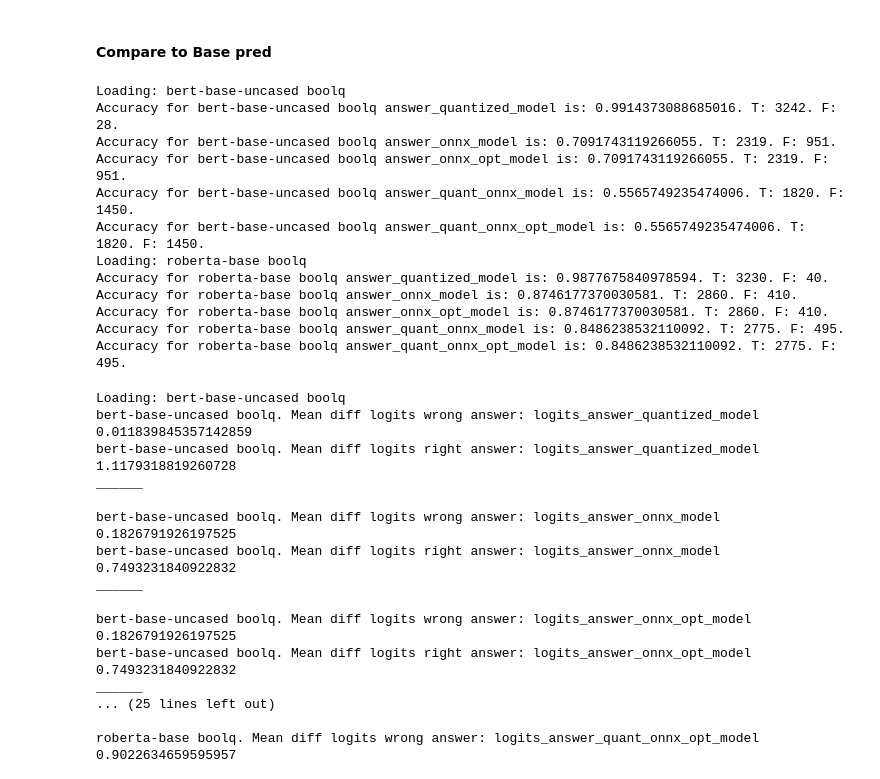
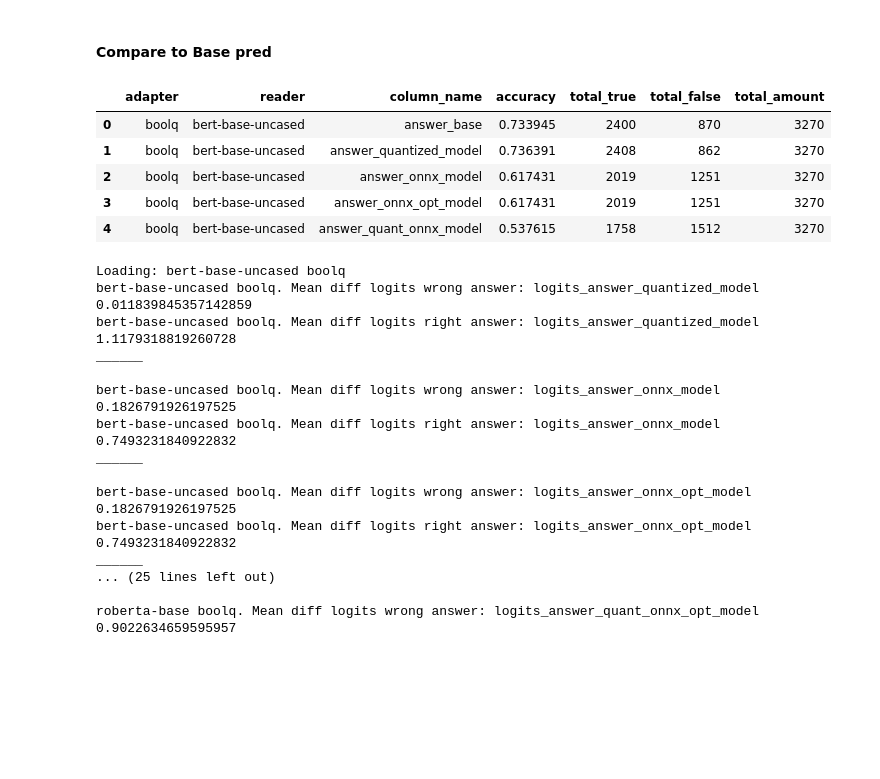
Before and after one commit to michaelkole/dasp_onnx, a Jupyter notebook: eval_results.ipynb, the cells around one changed output. Cells and saved outputs as stored; diff of their text form; code cells hidden in the pictures; blank space fills up the shorter version.

```diff
--- a/eval_results.ipynb
+++ b/eval_results.ipynb
@@ -141,11 +146,15 @@ gold_label_column_name = "answer_base"
 model_name_answer_column_list = ["answer_quantized_model", "answer_onnx_model", "answer_onnx_opt_model", "answer_quant_onnx_model", "answer_quant_onnx_opt_model"]
 model_name_logits_column_list = ["logits_answer_quantized_model", "logits_answer_onnx_model", "logits_answer_onnx_opt_model", "logits_answer_quant_onnx_model", "logits_answer_quant_onnx_opt_model"]
 # %%
+r_df = pd.DataFrame(columns=[
+    "adapter", "reader", "column_name",
+    "accuracy", "total_true", "total_false", "total_amount"
+])
 for adapter in cat_df["adapter"].unique():
     adapter_cat_df = cat_df[cat_df["adapter"] == adapter]
     for reader in adapter_cat_df["reader"].unique():
         reader_adapter_cat_df = adapter_cat_df[adapter_cat_df["reader"] == reader].reset_index()
-        print(f"Loading: {reader} {adapter}")
+        # print(f"Loading: {reader} {adapter}")
 
         total_amount = len(reader_adapter_cat_df)
         for column_name in model_name_answer_column_list:
@@ -156,21 +165,20 @@ for adapter in cat_df["adapter"].unique():
             total_false = len(f)
 
             accuracy = (total_true)/total_amount
-
-            print(f"Accuracy for {reader} {adapter} {column_name} is: {accuracy}. T: {total_true}. F: {total_false}.")
+            r_df.loc[len(r_df)] = [
+                adapter, reader, column_name,
+                accuracy, total_true, total_false, total_amount
+            ]
+            # print(f"Accuracy for {reader} {adapter} {column_name} is: {accuracy}. T: {total_true}. F: {total_false}.")
-# %% [output]
-Loading: bert-base-uncased boolq
-Accuracy for bert-base-uncased boolq answer_quantized_model is: 0.9914373088685016. T: 3242. F: 28.
-Accuracy for bert-base-uncased boolq answer_onnx_model is: 0.7091743119266055. T: 2319. F: 951.
-Accuracy for bert-base-uncased boolq answer_onnx_opt_model is: 0.7091743119266055. T: 2319. F: 951.
-Accuracy for bert-base-uncased boolq answer_quant_onnx_model is: 0.5565749235474006. T: 1820. F: 1450.
-Accuracy for bert-base-uncased boolq answer_quant_onnx_opt_model is: 0.5565749235474006. T: 1820. F: 1450.
-Loading: roberta-base boolq
-Accuracy for roberta-base boolq answer_quantized_model is: 0.9877675840978594. T: 3230. F: 40.
-Accuracy for roberta-base boolq answer_onnx_model is: 0.8746177370030581. T: 2860. F: 410.
-Accuracy for roberta-base boolq answer_onnx_opt_model is: 0.8746177370030581. T: 2860. F: 410.
-Accuracy for roberta-base boolq answer_quant_onnx_model is: 0.8486238532110092. T: 2775. F: 495.
-Accuracy for roberta-base boolq answer_quant_onnx_opt_model is: 0.8486238532110092. T: 2775. F: 495.
+# %%
+r_df.head()
+# %% [output]
+|  | adapter | reader | column_name | accuracy | total_true | total_false | total_amount |
+| 0 | boolq | bert-base-uncased | answer_base | 0.733945 | 2400 | 870 | 3270 |
+| 1 | boolq | bert-base-uncased | answer_quantized_model | 0.736391 | 2408 | 862 | 3270 |
+| 2 | boolq | bert-base-uncased | answer_onnx_model | 0.617431 | 2019 | 1251 | 3270 |
+| 3 | boolq | bert-base-uncased | answer_onnx_opt_model | 0.617431 | 2019 | 1251 | 3270 |
+| 4 | boolq | bert-base-uncased | answer_quant_onnx_model | 0.537615 | 1758 | 1512 | 3270 |
 # %%
 for adapter in cat_df["adapter"].unique():
     adapter_cat_df = cat_df[cat_df["adapter"] == adapter]
```
Also changed, not shown: parts of 7 cells of this notebook, 10 other files.
